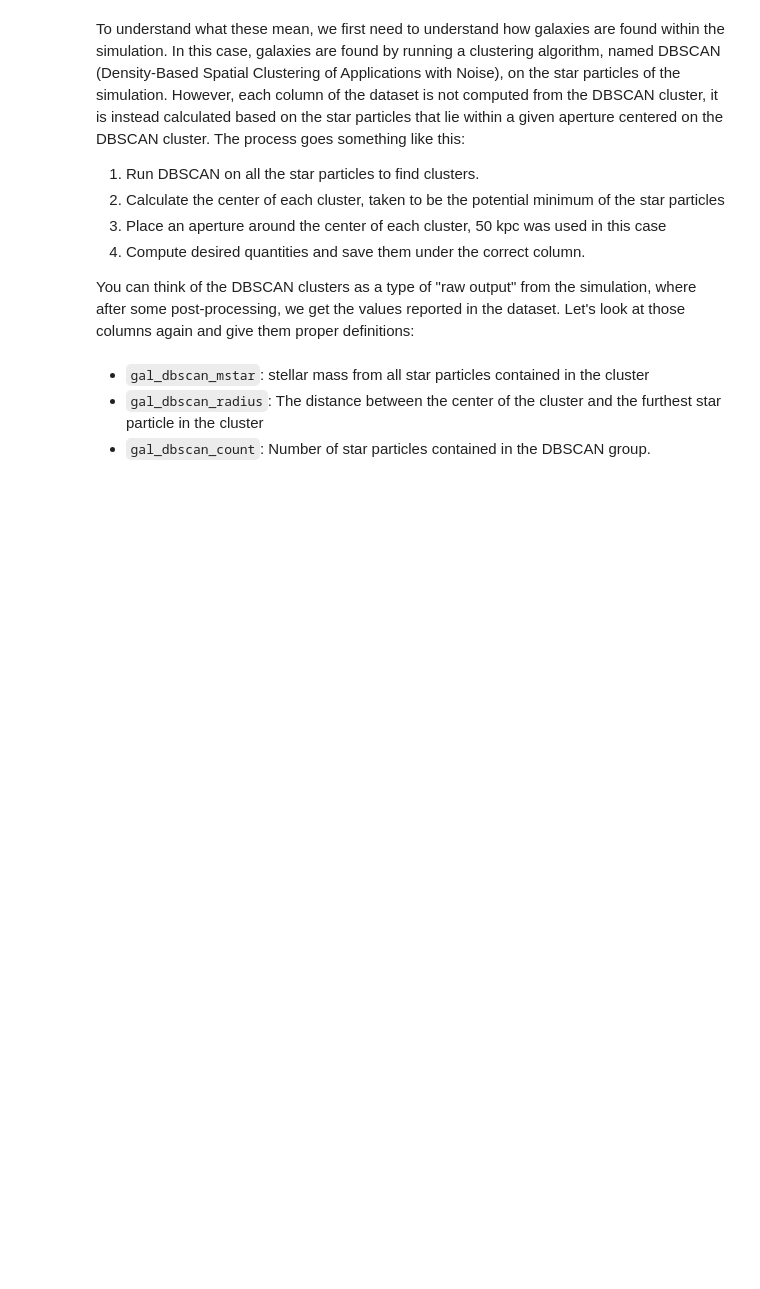
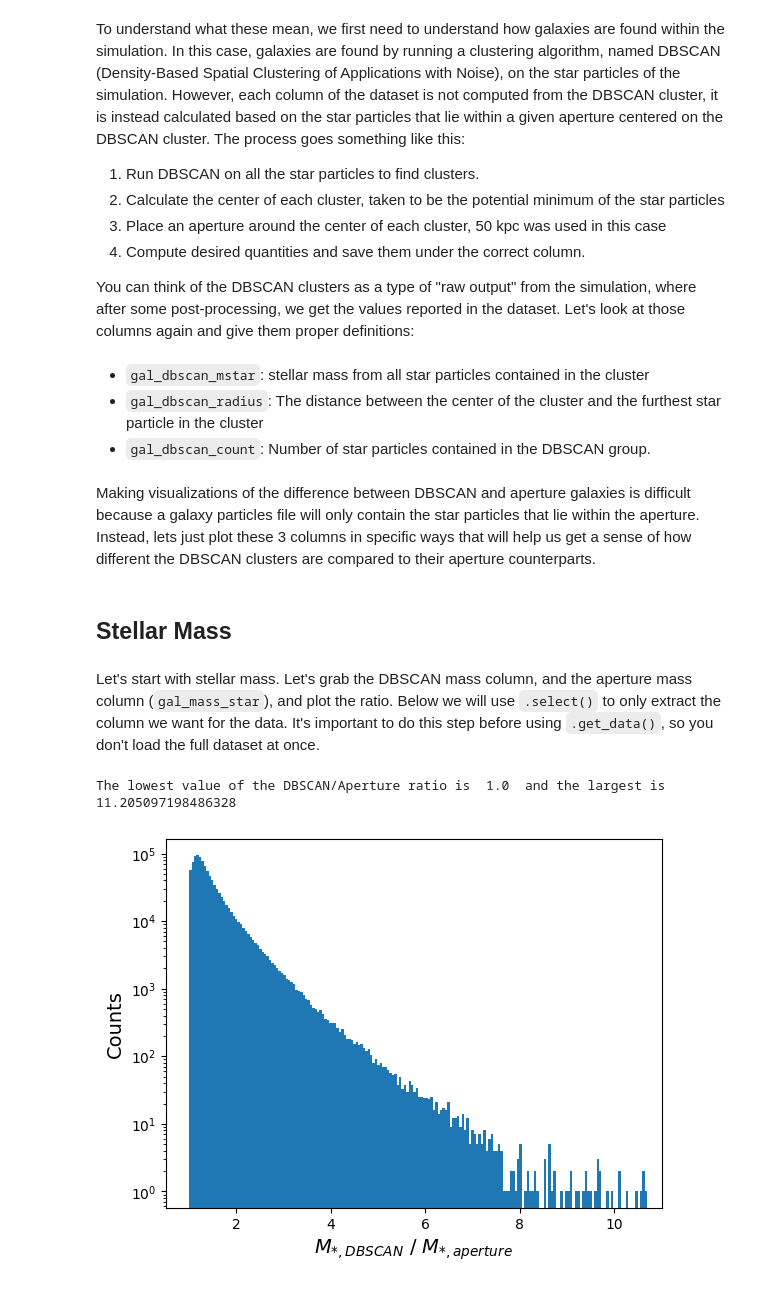
Before and after one commit to gideonkmc/opencosmo-examples, a Jupyter notebook: new_tutorials/DBSCAN_comparison.ipynb, the cells around one changed output. Cells and saved outputs as stored; diff of their text form; code cells hidden in the pictures; blank space fills up the shorter version.

Commit message:
DBSCAN draft

```diff
--- a/new_tutorials/DBSCAN_comparison.ipynb
+++ b/new_tutorials/DBSCAN_comparison.ipynb
@@ -9,3 +13,3 @@ All that we have done in this cell is load the dataset and take 1 galaxy at rand
 # %%
-data = oc.open('filtered_galaxy_catalog.hdf5').take(1)
-data.get_data()
+data = oc.open('filtered_galaxy_catalog.hdf5')
+# data.take(1, at='random').get_data()
@@ -45,3 +31,25 @@ You can think of the DBSCAN clusters as a type of "raw output" from the simulati
 - `gal_dbscan_mstar`: stellar mass from all star particles contained in the cluster
 - `gal_dbscan_radius`: The distance between the center of the cluster and the furthest star particle in the cluster
 - `gal_dbscan_count`: Number of star particles contained in the DBSCAN group.
+# %% [markdown]
+Making visualizations of the difference between DBSCAN and aperture galaxies is difficult because a galaxy particles file will only contain the star particles that lie within the aperture. Instead, lets just plot these 3 columns in specific ways that will help us get a sense of how different the DBSCAN clusters are compared to their aperture counterparts.
+# %% [markdown]
+## Stellar Mass
+# %% [markdown]
+Let's start with stellar mass. Let's grab the DBSCAN mass column, and the aperture mass column (`gal_mass_star`), and plot the ratio. Below we will use `.select()` to only extract the column we want for the data. It's important to do this step before using `.get_data()`, so you don't load the full dataset at once.
+# %%
+M_db = data.select('gal_dbscan_mstar').get_data()
+M_ap = data.select('gal_mass_star').get_data()
+ratio = M_db/M_ap
+
+print('The lowest value of the DBSCAN/Aperture ratio is ', ratio.min(),' and the largest is ', ratio.max())
+
+plt.hist(ratio, bins = 200)
+plt.xlabel('$M_{*,DBSCAN}$ / $M_{*,aperture}$', fontsize = 14)
+plt.ylabel('Counts', fontsize = 14)
+plt.yscale('log')
+plt.xlim(0.5, 11)
+plt.show()
+# %% [output]
+The lowest value of the DBSCAN/Aperture ratio is  1.0  and the largest is  11.205097198486328
+[figure, added]
```
Also changed, not shown: parts of 17 cells of this notebook.
